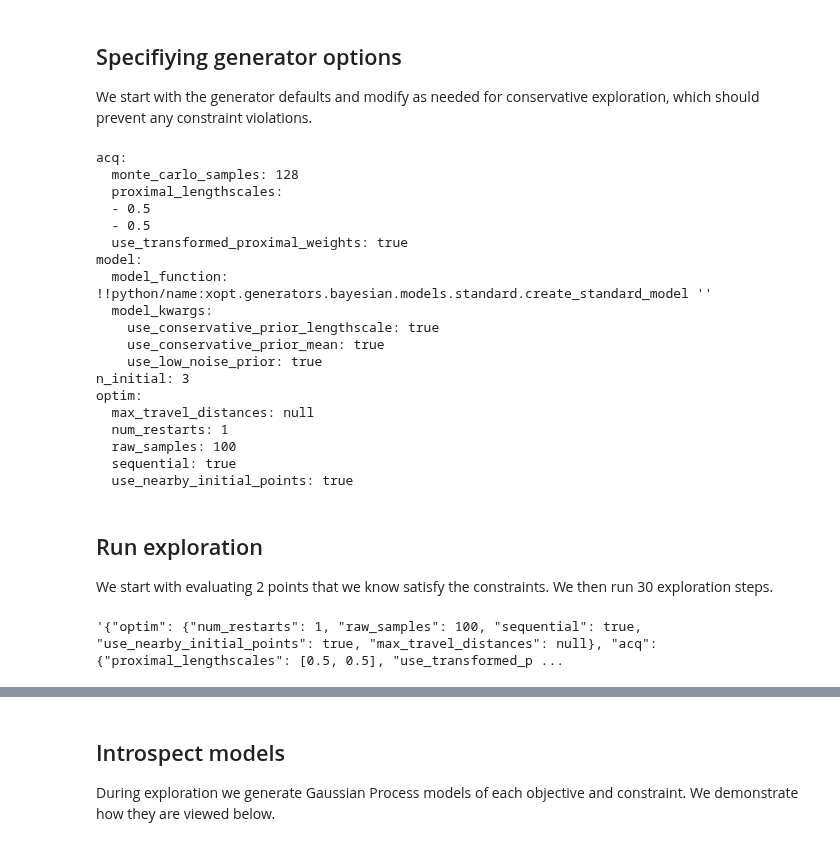
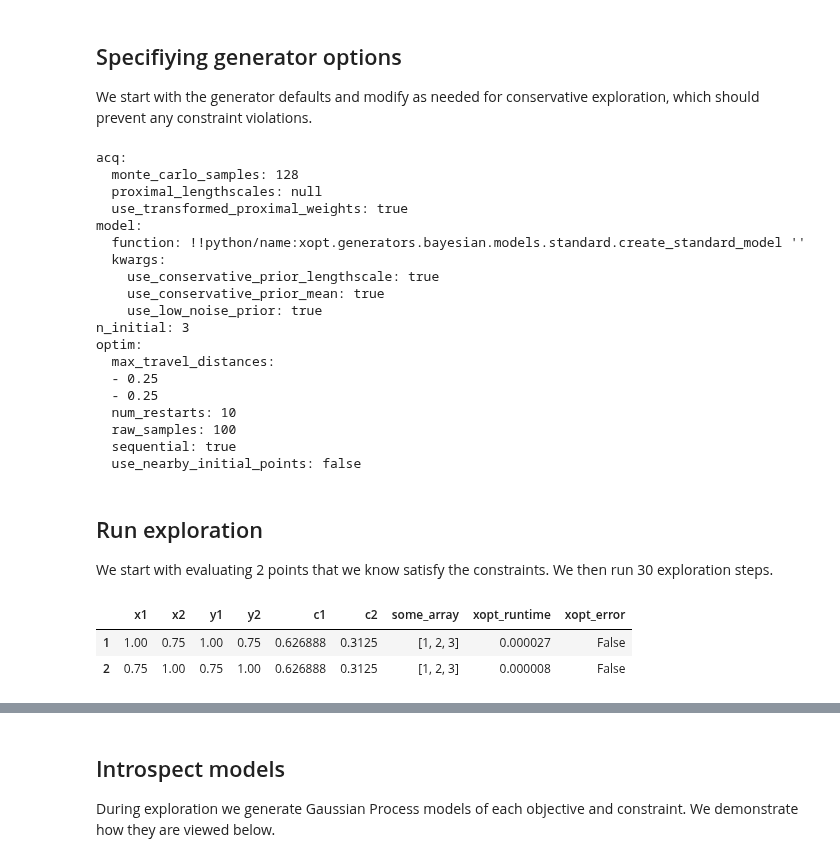
Before and after one commit to xopt-org/Xopt, a Jupyter notebook: docs/examples/bayes_exp/bayesian_exploration.ipynb, the cells around one changed output, grey strips where cells are left out. Drawn from its saved outputs; the diff is of its cells as text; code cells hidden in the pictures.

Commit message:
fixes small bug in examples where we call submit_data instead of evaluate_data

```diff
--- a/docs/examples/bayes_exp/bayesian_exploration.ipynb
+++ b/docs/examples/bayes_exp/bayesian_exploration.ipynb
@@ -22,12 +22,13 @@ vocs = deepcopy(tnk_vocs)
 del vocs.objectives["y2"]
 
 generator_options = BayesianExplorationGenerator.default_options()
-generator_options.optim.num_restarts = 1
+generator_options.optim.num_restarts = 10
 generator_options.optim.raw_samples = 100
+generator_options.optim.max_travel_distances = [0.25, 0.25]
+generator_options.optim.use_nearby_initial_points = False
 generator_options.model.kwargs.use_conservative_prior_mean = True
 generator_options.model.kwargs.use_conservative_prior_lengthscale = True
 generator_options.model.kwargs.use_low_noise_prior = True
-generator_options.acq.proximal_lengthscales = [0.5, 0.5]
 
 evaluator = Evaluator(function=evaluate_TNK)
 generator = BayesianExplorationGenerator(vocs, generator_options)
@@ -36,31 +37,32 @@ print(yaml.dump(generator.options.dict()))
 # %% [output]
 acq:
   monte_carlo_samples: 128
-  proximal_lengthscales:
-  - 0.5
-  - 0.5
+  proximal_lengthscales: null
   use_transformed_proximal_weights: true
 model:
-  model_function: !!python/name:xopt.generators.bayesian.models.standard.create_standard_model ''
-  model_kwargs:
+  function: !!python/name:xopt.generators.bayesian.models.standard.create_standard_model ''
+  kwargs:
     use_conservative_prior_lengthscale: true
     use_conservative_prior_mean: true
     use_low_noise_prior: true
 n_initial: 3
 optim:
-  max_travel_distances: null
-  num_restarts: 1
+  max_travel_distances:
+  - 0.25
+  - 0.25
+  num_restarts: 10
   raw_samples: 100
   sequential: true
-  use_nearby_initial_points: true
+  use_nearby_initial_points: false
 # %% [markdown]
 ## Run exploration
 We start with evaluating 2 points that we know satisfy the constraints. We then run
 30 exploration steps.
 # %%
 X = Xopt(generator=generator, evaluator=evaluator, vocs=vocs)
-X.submit_data(pd.DataFrame({"x1":[1.0, 0.75],"x2":[0.75, 1.0]}))
-X.generator.options.json()
+X.evaluate_data(pd.DataFrame({"x1":[1.0, 0.75],"x2":[0.75, 1.0]}))
 # %% [output]
-'{"optim": {"num_restarts": 1, "raw_samples": 100, "sequential": true, "use_nearby_initial_points": true, "max_travel_distances": null}, "acq": {"proximal_lengthscales": [0.5, 0.5], "use_transformed_p ...
+|  | x1 | x2 | y1 | y2 | c1 | c2 | some_array | xopt_runtime | xopt_error |
+| 1 | 1.00 | 0.75 | 1.00 | 0.75 | 0.626888 | 0.3125 | [1, 2, 3] | 0.000027 | False |
+| 2 | 0.75 | 1.00 | 0.75 | 1.00 | 0.626888 | 0.3125 | [1, 2, 3] | 0.000008 | False |
 # %%
```
Also changed, not shown: parts of 7 cells of this notebook, 1 other file.
